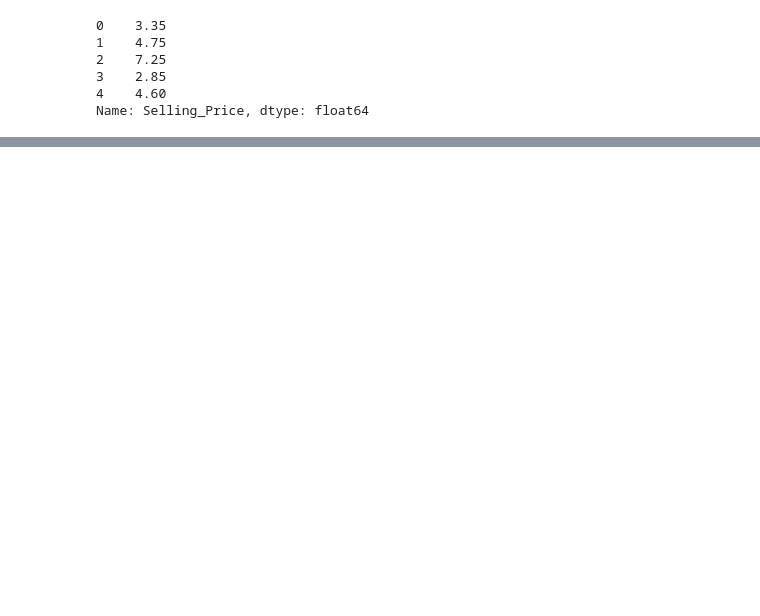
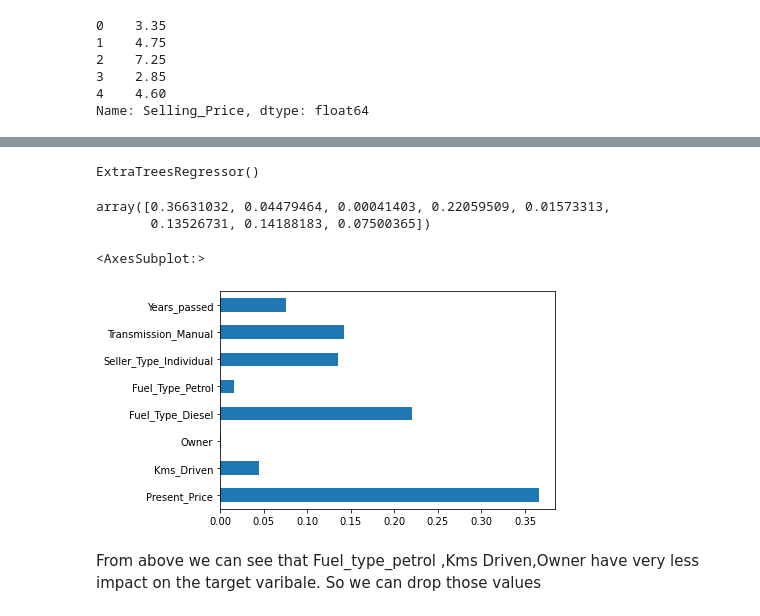
Before and after one commit to ViVeK-KuMaR3/Self, a Jupyter notebook: carDekho/carPrediction.ipynb, the cells around one changed output, grey strips where cells are left out. Cells and saved outputs as stored; diff of their text form; code cells hidden in the pictures; blank space fills up the shorter version.

```diff
--- a/carDekho/carPrediction.ipynb
+++ b/carDekho/carPrediction.ipynb
@@ -201,0 +201,19 @@ ModuleNotFoundError: No module named 'sklearn'
+# %%
+model=ExtraTreesRegressor()
+model.fit(X,y)
+# %% [output]
+ExtraTreesRegressor()
+# %%
+model.feature_importances_
+# %% [output]
+array([0.36631032, 0.04479464, 0.00041403, 0.22059509, 0.01573313,
+       0.13526731, 0.14188183, 0.07500365])
+# %%
+imp_features=pd.Series(model.feature_importances_,index=X.columns)
+# %%
+imp_features.plot(kind='barh')
+# %% [output]
+<AxesSubplot:>
+[figure, added]
+# %% [markdown]
+From above we can see that Fuel_type_petrol ,Kms Driven,Owner have very less impact on the target varibale. So we can drop those values
```
Also changed, not shown: parts of 21 cells of this notebook, 3 other files.
